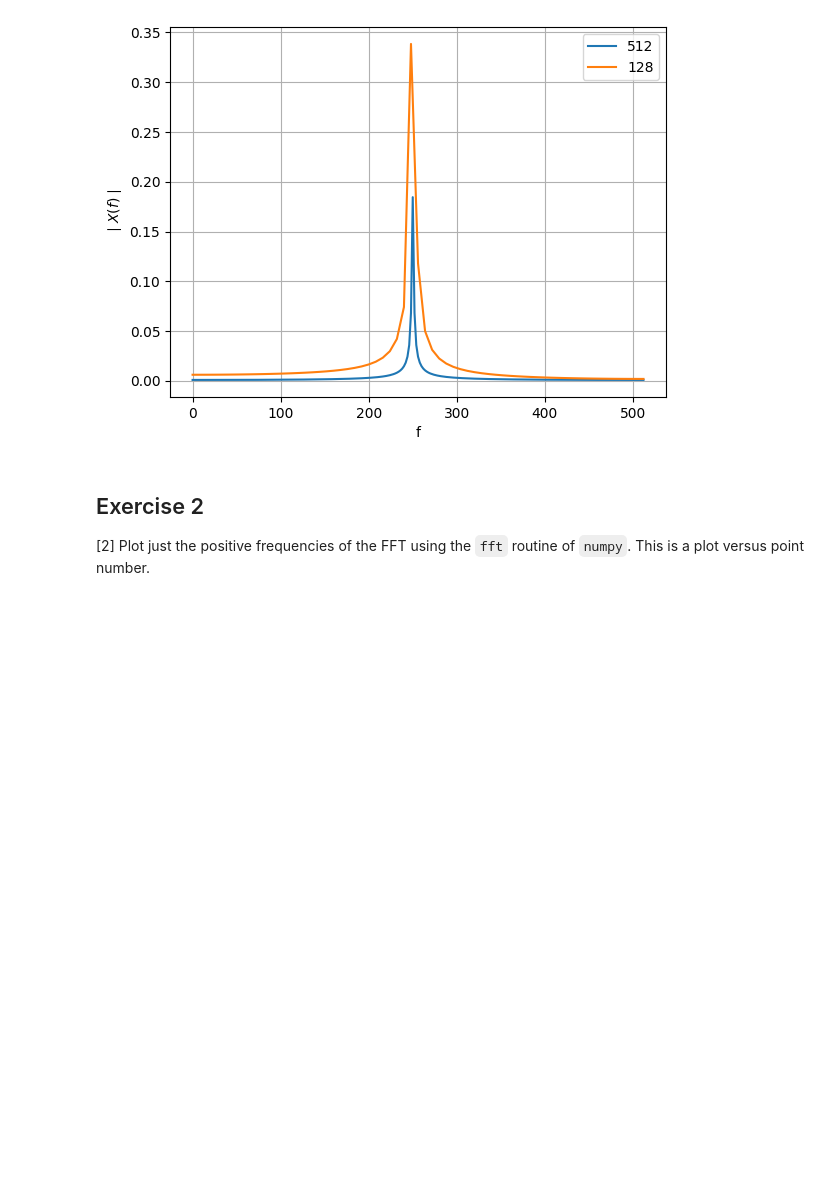
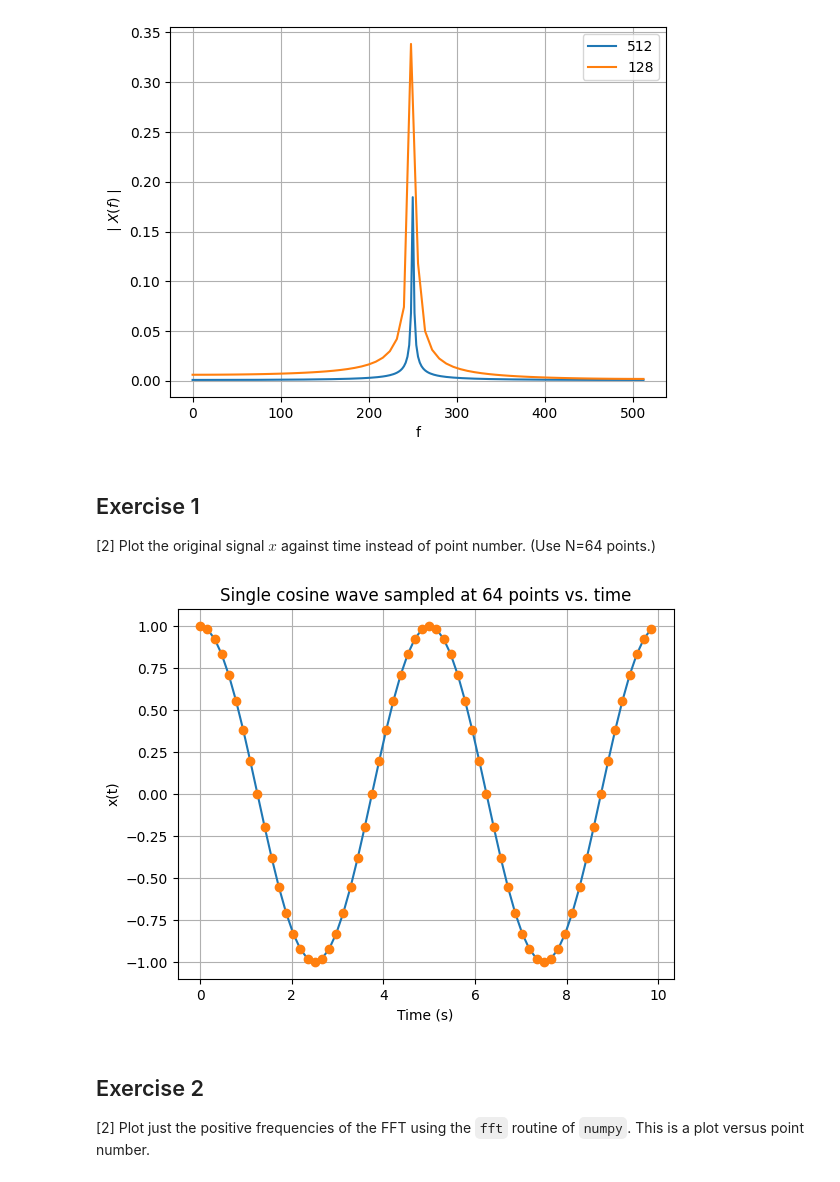
Before and after one commit to PX2145-2025/week-10-b-Zach-Bryant-2, a Jupyter notebook: FFT.ipynb, the cells around one changed output. Saved outputs shown, nothing was run; the diff lists cells and outputs as text; code cells hidden in the pictures; blank space fills up the shorter version.

```diff
--- a/FFT.ipynb
+++ b/FFT.ipynb
@@ -332,6 +332,26 @@ plt.legend()
 # %% [output]
 <matplotlib.legend.Legend at 0x...>
 [figure]
+# %% [markdown]
+## Exercise 1
+[2] Plot the original signal $x$ against time instead of point number. (Use N=64 points.)
+# %%
+N = 64 # Use N=64 points as requested
+tau = 10.0 # time length (from previous example)
+t = np.linspace(0, tau, N, endpoint=False) # creates N points to cover tau seconds
+
+f = 0.2 # frequency in Hz (from previous example)
+x = np.cos(2*np.pi*f*t) # create x array, amplitude 1.0
+
+plt.plot(t, x)
+plt.plot(t, x, 'o') # show as points and line
+
+plt.title('Single cosine wave sampled at {} points vs. time'.format(N))
+plt.xlabel('Time (s)')
+plt.ylabel('x(t)')
+plt.grid()
+# %% [output]
+[figure, added]
 # %% [markdown]
 
 ## Exercise 2
```
Also changed, not shown: parts of 13 cells of this notebook.
